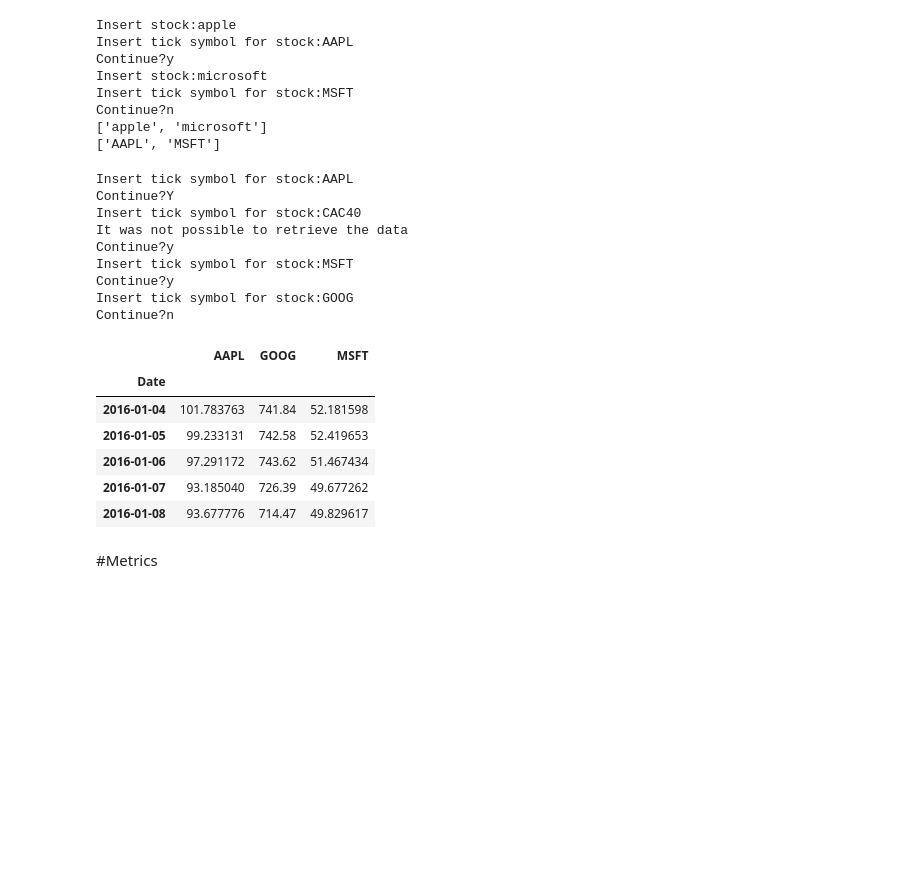
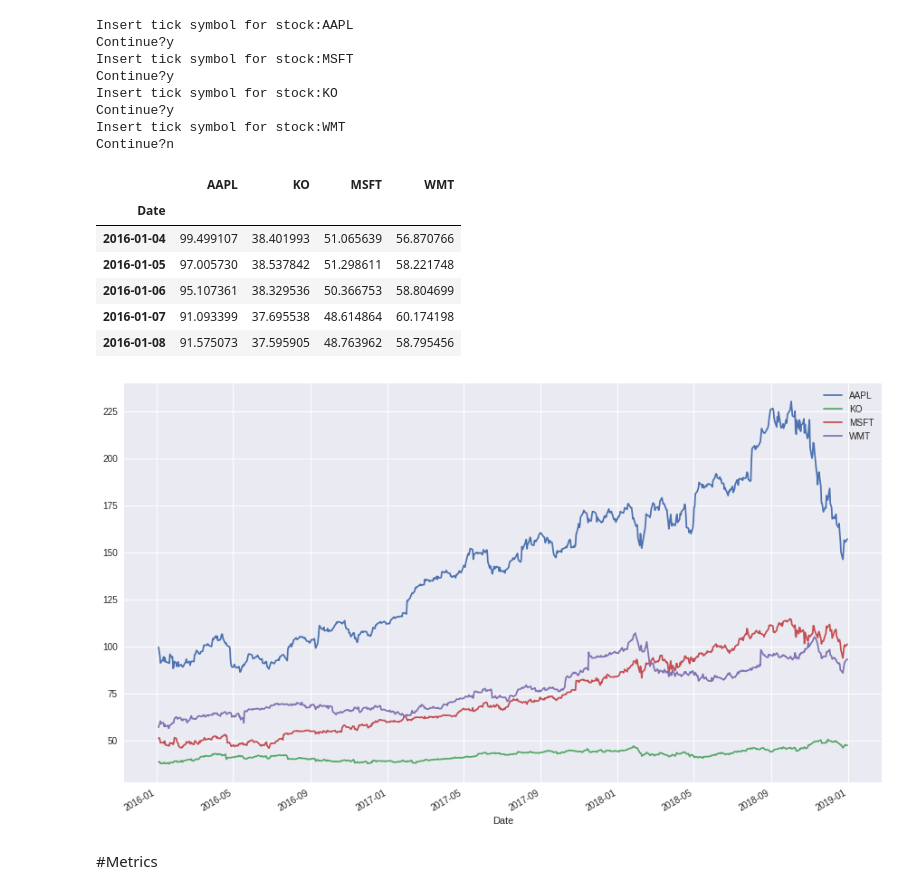
Before and after one commit to joaonobre/Financial-Data-Downloader, a Jupyter notebook: FinData.ipynb, the cells around one changed output. Cells and saved outputs as stored; diff of their text form; code cells hidden in the pictures; blank space fills up the shorter version.

```diff
--- a/FinData.ipynb
+++ b/FinData.ipynb
@@ -59,74 +48,45 @@ Populating the interactive namespace from numpy and matplotlib
-# %%
-cont="y"
-stock_list=list()
-tick_list=list()
-while cont== "y":
-  stock=input("Insert stock:")
-  tick=input("Insert tick symbol for stock:")
-  cont=input("Continue?") #y for yes, n for no
-  stock_list.append(stock)
-  tick_list.append(tick)
-
-print(stock_list)
-print(tick_list)
-
-apple, microsoft, google = (quandl.get("WIKI/" + s, start_date=start, end_date=end) for s in ["AAPL", "MSFT", "GOOG"]) #For different markets, change the tick symbol between the brackets
-
-# DataFrame consisting of the adjusted closing price of these stocks, first by making a list of these objects and using the join method
-stocks = pd.DataFrame({"AAPL": apple["Adj. Close"],
-                      "MSFT": microsoft["Adj. Close"],
-                      "GOOG": google["Adj. Close"]})
-
-
-
-#stocks.plot(secondary_y = ["AAPL", "MSFT"], grid = True)
-# %% [output]
-Insert stock:apple
-Insert tick symbol for stock:AAPL
-Continue?y
-Insert stock:microsoft
-Insert tick symbol for stock:MSFT
-Continue?n
-['apple', 'microsoft']
-['AAPL', 'MSFT']
 # %%
 cont="y"
-stock_list=list()
-tick_list=list()
 stocks=pd.DataFrame()
+fin_dict={}
 
-tick_dick={}
-
+# Ask the user for the tick symbols of the financial markets to analyze
 while cont== "y" or cont=="Y":
-  #stock=input("Insert stock:")
   tick=input("Insert tick symbol for stock:")
   try:
-    stock=(quandl.get("WIKI/" + tick, start_date=start, end_date=end))["Adj. Close"]
-    tick_dick.update({tick:stock})
+    stock= web.DataReader(tick, 'yahoo', start, end)["Adj Close"]
+    fin_dict.update({tick:stock})
   except:
     print('It was not possible to retrieve the data')
 
   cont=input("Continue?") #y for yes, n for no
 
-stocks = pd.DataFrame(tick_dick)
-stocks.head()
+stocks = pd.DataFrame(fin_dict) #Save the Adj Close values from the chosen stocks to a dataframe
+
+if (stocks.isnull().values.any()): #Check for missing values
+  stocks=stocks.dropna() # Drop rows with missing values
+  print('Missing values deleted')
 # %% [output]
 Insert tick symbol for stock:AAPL
-Continue?Y
-Insert tick symbol for stock:CAC40
-It was not possible to retrieve the data
 Continue?y
 Insert tick symbol for stock:MSFT
 Continue?y
-Insert tick symbol for stock:GOOG
+Insert tick symbol for stock:KO
+Continue?y
+Insert tick symbol for stock:WMT
 Continue?n
-|  | AAPL | GOOG | MSFT |
-| Date |  |  |  |
-| 2016-01-04 | 101.783763 | 741.84 | 52.181598 |
-| 2016-01-05 | 99.233131 | 742.58 | 52.419653 |
-| 2016-01-06 | 97.291172 | 743.62 | 51.467434 |
-| 2016-01-07 | 93.185040 | 726.39 | 49.677262 |
-| 2016-01-08 | 93.677776 | 714.47 | 49.829617 |
+# %%
+stocks.plot(grid = True)
+stocks.head()
+# %% [output]
+|  | AAPL | KO | MSFT | WMT |
+| Date |  |  |  |  |
+| 2016-01-04 | 99.499107 | 38.401993 | 51.065639 | 56.870766 |
+| 2016-01-05 | 97.005730 | 38.537842 | 51.298611 | 58.221748 |
+| 2016-01-06 | 95.107361 | 38.329536 | 50.366753 | 58.804699 |
+| 2016-01-07 | 91.093399 | 37.695538 | 48.614864 | 60.174198 |
+| 2016-01-08 | 91.575073 | 37.595905 | 48.763962 | 58.795456 |
+[figure, added]
 # %% [markdown]
 #Metrics
 # %%
```
Also changed, not shown: parts of 8 cells of this notebook.
